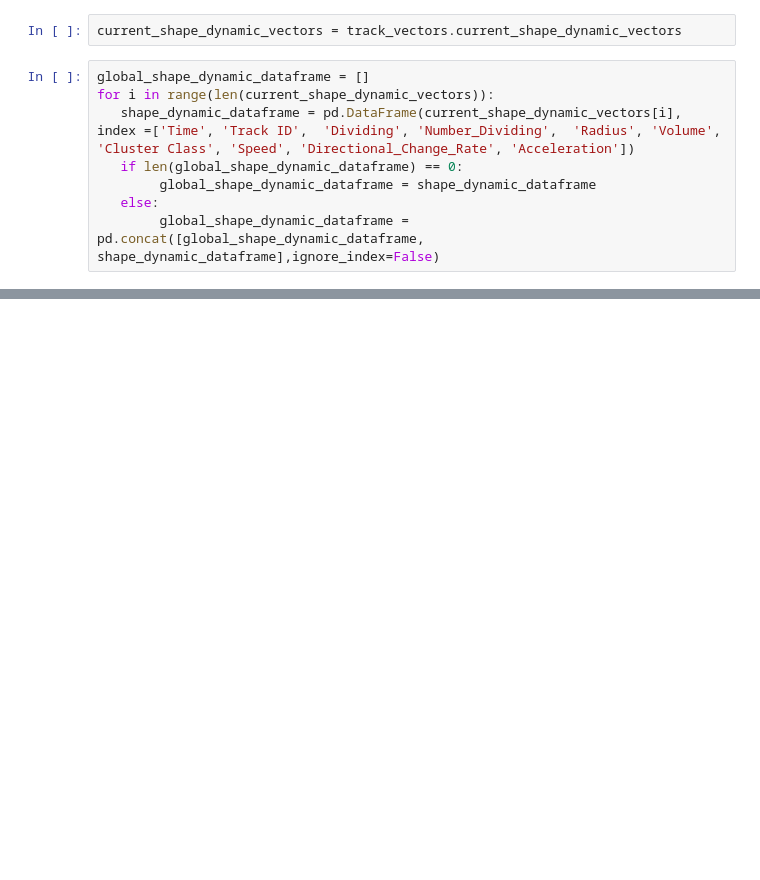
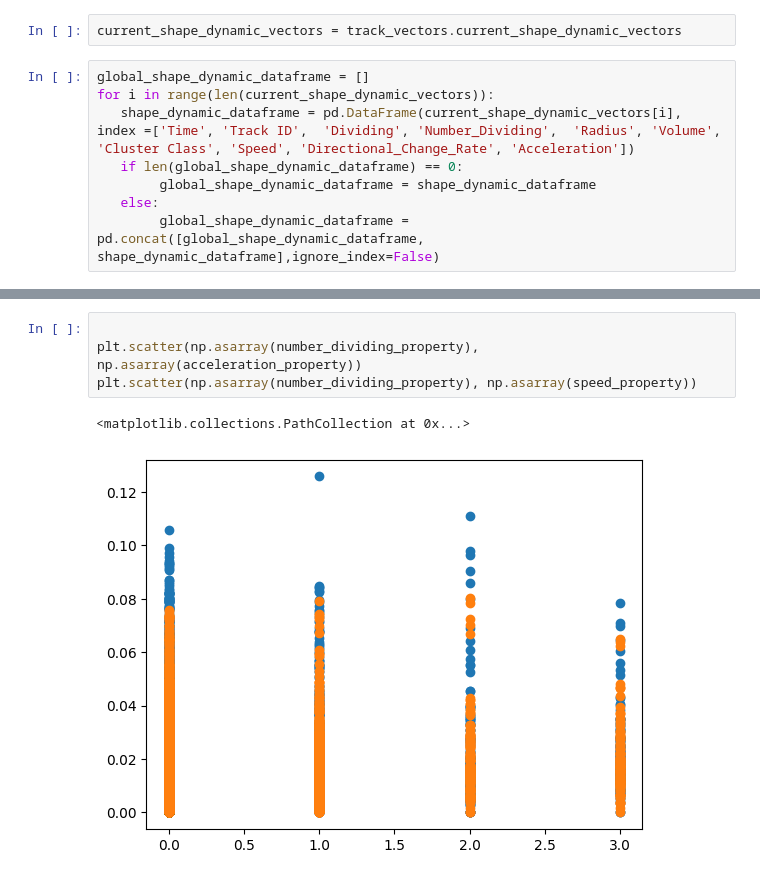
Before and after one commit to Kapoorlabs-CAPED/NapaTrackMater, a Jupyter notebook: Notebooks/Track_vector.ipynb, the cells around one changed output, grey strips where cells are left out. Drawn from its saved outputs; the diff is of its cells as text; blank space fills up the shorter version.

```diff
--- a/Notebooks/Track_vector.ipynb
+++ b/Notebooks/Track_vector.ipynb
@@ -140 +140,8 @@ for i in range(len(current_shape_dynamic_vectors)):
+# %%
+
+plt.scatter(np.asarray(number_dividing_property), np.asarray(acceleration_property))
+plt.scatter(np.asarray(number_dividing_property), np.asarray(speed_property))
+# %% [output]
+<matplotlib.collections.PathCollection at 0x...>
+[figure, added]
 # %%
```
Also changed, not shown: parts of 3 cells of this notebook.
